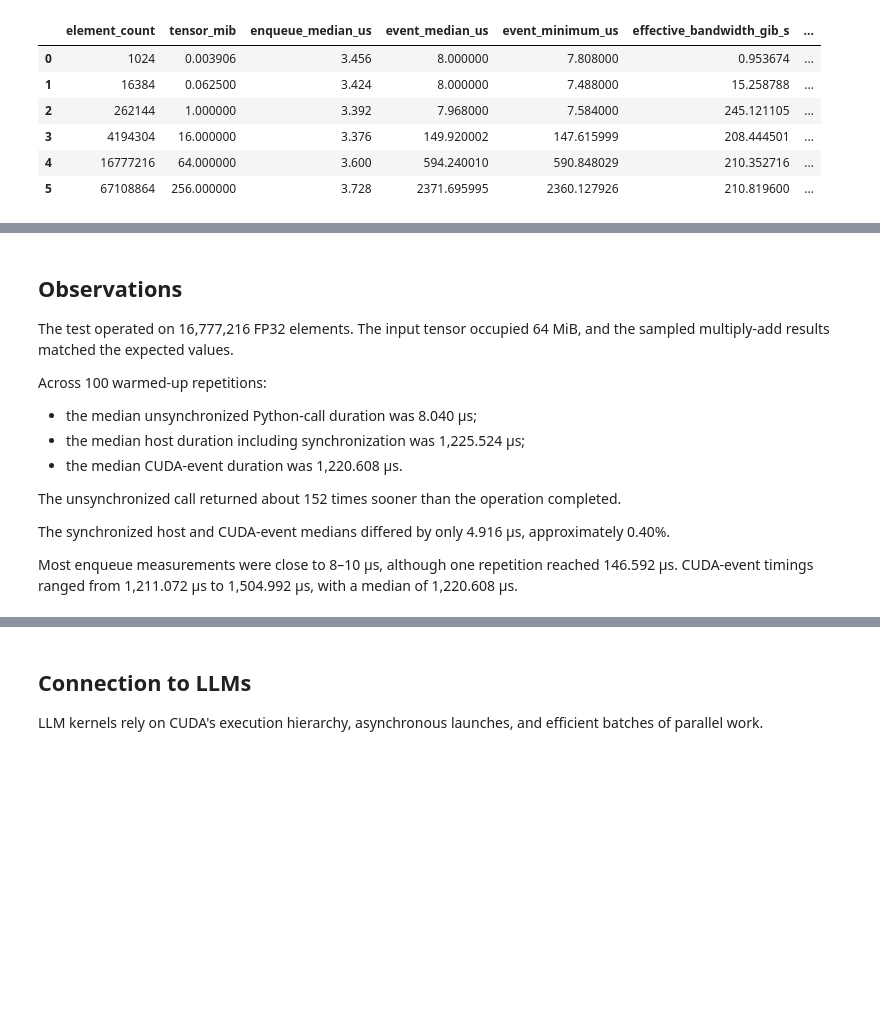
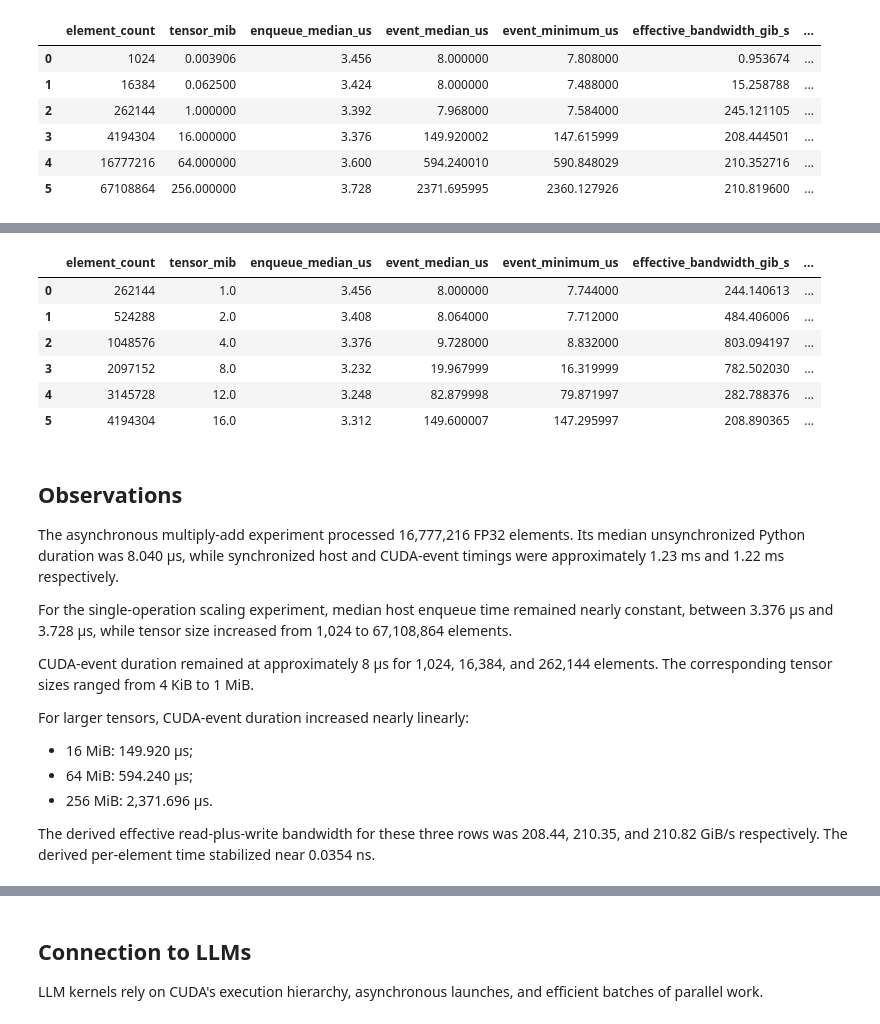
Before and after one commit to coert/dgx-spark-lab, a Jupyter notebook: experiments/00-foundations/05-cuda-fundamentals.ipynb, the cells around one changed output, grey strips where cells are left out. Saved outputs shown, nothing was run; the diff lists cells and outputs as text; code cells hidden in the pictures; blank space fills up the shorter version.

Commit message:
Analyze CUDA overhead crossover

```diff
--- a/experiments/00-foundations/05-cuda-fundamentals.ipynb
+++ b/experiments/00-foundations/05-cuda-fundamentals.ipynb
@@ -445,19 +451,51 @@ size_timings.assign(
+# %%
+crossover_element_counts = [
+    262_144,  # 1 MiB
+    524_288,  # 2 MiB
+    1_048_576,  # 4 MiB
+    2_097_152,  # 8 MiB
+    3_145_728,  # 12 MiB
+    4_194_304,  # 16 MiB
+]
+
+crossover_rows = [
+    measure_cuda_multiply(element_count) for element_count in crossover_element_counts
+]
+
+crossover_timings = pd.DataFrame(crossover_rows)
+
+crossover_timings.assign(
+    logical_traffic_mib=2 * crossover_timings["tensor_mib"],
+    event_time_per_element_ns=(
+        crossover_timings["event_median_us"]
+        * 1_000
+        / crossover_timings["element_count"]
+    ),
+)
+# %% [output]
+|  | element_count | tensor_mib | enqueue_median_us | event_median_us | event_minimum_us | effective_bandwidth_gib_s | ... |
+| 0 | 262144 | 1.0 | 3.456 | 8.000000 | 7.744000 | 244.140613 | ... |
+| 1 | 524288 | 2.0 | 3.408 | 8.064000 | 7.712000 | 484.406006 | ... |
+| 2 | 1048576 | 4.0 | 3.376 | 9.728000 | 8.832000 | 803.094197 | ... |
+| 3 | 2097152 | 8.0 | 3.232 | 19.967999 | 16.319999 | 782.502030 | ... |
+| 4 | 3145728 | 12.0 | 3.248 | 82.879998 | 79.871997 | 282.788376 | ... |
+| 5 | 4194304 | 16.0 | 3.312 | 149.600007 | 147.295997 | 208.890365 | ... |
 # %% [markdown]
 ## Observations
 
-The test operated on 16,777,216 FP32 elements. The input tensor occupied 64 MiB, and the sampled multiply-add results matched the expected values.
+The asynchronous multiply-add experiment processed 16,777,216 FP32 elements. Its median unsynchronized Python duration was 8.040 µs, while synchronized host and CUDA-event timings were approximately 1.23 ms and 1.22 ms respectively.
 
-Across 100 warmed-up repetitions:
+For the single-operation scaling experiment, median host enqueue time remained nearly constant, between 3.376 µs and 3.728 µs, while tensor size increased from 1,024 to 67,108,864 elements.
 
-- the median unsynchronized Python-call duration was 8.040 µs;
-- the median host duration including synchronization was 1,225.524 µs;
-- the median CUDA-event duration was 1,220.608 µs.
+CUDA-event duration remained at approximately 8 µs for 1,024, 16,384, and 262,144 elements. The corresponding tensor sizes ranged from 4 KiB to 1 MiB.
 
-The unsynchronized call returned about 152 times sooner than the operation completed.
+For larger tensors, CUDA-event duration increased nearly linearly:
 
-The synchronized host and CUDA-event medians differed by only 4.916 µs, approximately 0.40%.
+- 16 MiB: 149.920 µs;
+- 64 MiB: 594.240 µs;
+- 256 MiB: 2,371.696 µs.
 
-Most enqueue measurements were close to 8–10 µs, although one repetition reached 146.592 µs. CUDA-event timings ranged from 1,211.072 µs to 1,504.992 µs, with a median of 1,220.608 µs.
+The derived effective read-plus-write bandwidth for these three rows was 208.44, 210.35, and 210.82 GiB/s respectively. The derived per-element time stabilized near 0.0354 ns.
 # %% [markdown]
 ## Explanation
 
```
Also changed, not shown: parts of 2 cells of this notebook.
